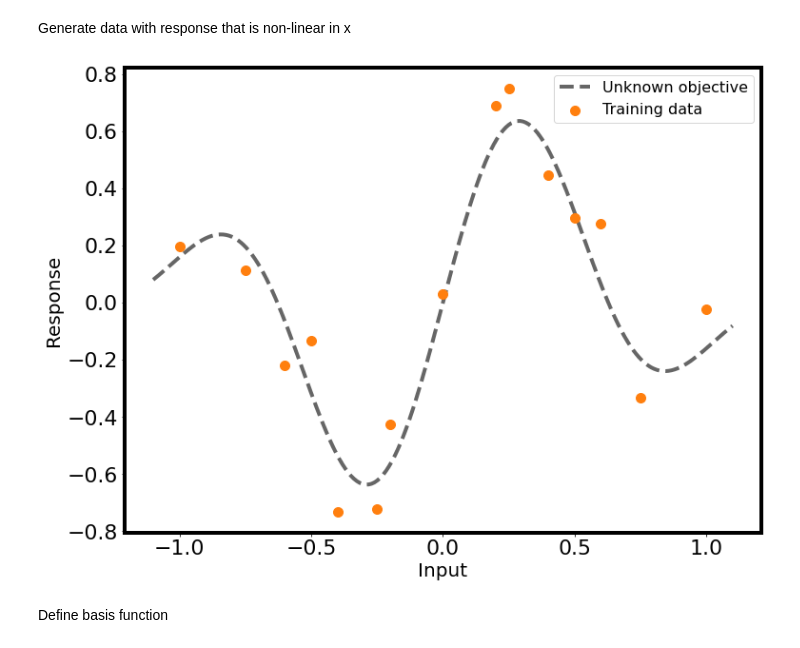
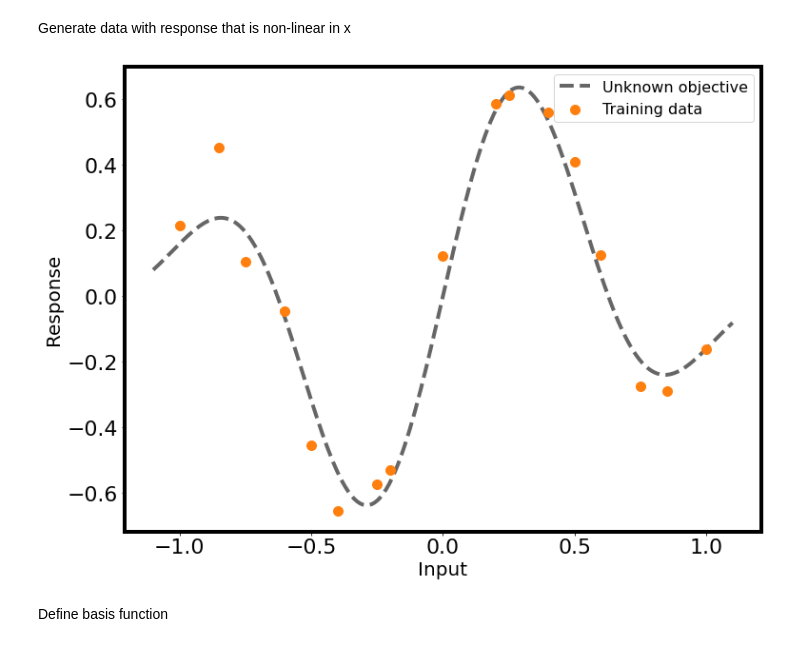
Before and after one commit to JaronThompson/BayesianLinearRegression, a Jupyter notebook: Bayesian Linear Regression.ipynb, the cells around one changed output. Drawn from its saved outputs; the diff is of its cells as text; code cells hidden in the pictures.

```diff
--- a/Bayesian Linear Regression.ipynb
+++ b/Bayesian Linear Regression.ipynb
@@ -42,17 +42,22 @@ $$
 In this example, Scikit-learn's make_regression() is used to generate synthetic data with 100 features, 1 target variable, and 150 samples. Gaussian noise is added to the output variable with a standard deviation of 10, which corresponds to a precision of $\frac{1}{10^{2}}$ = .01.
 # %%
 import sklearn.datasets
+from sklearn.preprocessing import StandardScaler
 import numpy as np
 
 # number of samples
-NS = 150
+NS = 500
 # number of features
-NF = 100
+NF = 10
+# number of important features
+n_important = 10
 # define precision as beta
-noise = 20        # std deviation
-beta = 1/noise**2 # inverse variance
+noise = 20      # std deviation
+beta = (1./noise)**2 # inverse variance
 
-X, y = sklearn.datasets.make_regression(n_samples=NS, n_features=NF, n_targets=1, noise=noise)
+X, y = sklearn.datasets.make_regression(n_samples=NS, n_features=NF,
+                                        n_informative=n_important,
+                                        n_targets=1, noise=noise)
 # %% [markdown]
 Decompose data set into training and testing data, setting aside 1/5 of the data for testing.
 # %%
@@ -62,3 +67,11 @@ X_train = X[:N_train, :]
 X_test = X[N_train:, :]
 Y_train = y[:N_train]
 Y_test = y[N_train:]
+# %%
+Xscaler = StandardScaler().fit(X_train)
+X_train = Xscaler.transform(X_train)
+X_test  = Xscaler.transform(X_test)
+
+Yscaler = StandardScaler().fit(np.vstack(Y_train))
+Y_train = Yscaler.transform(np.vstack(Y_train)).ravel()
+Y_test  = Yscaler.transform(np.vstack(Y_test)).ravel()
@@ -65,6 +329,7 @@ Y_test = y[N_train:]
 # %% [markdown]
 Fit a Bayesian linear regression model and maximize evidence function
 # %%
-blr = BLR(X_train, Y_train, alpha=0.)
+blr = BLR(X_train, Y_train)
 blr.fit()
+#blr.fit_MCMC()
 # %% [output]
@@ -81,0 +371,13 @@ Evidence: -441.930
+# %%
+plt.figure(figsize=(9, 6))
+x = np.linspace(-.5, .5, 100)
+#plt.plot(x, t_dist(x, 1e-3), linewidth=4)
+plt.plot(x, norm_dist.pdf(x), linewidth=4)
+plt.hist(Y_train - Y, bins=15, density=True)
+plt.xlim([-.5, .5])
+plt.xticks(fontsize=20)
+plt.yticks(fontsize=20)
+plt.ylabel("Density", fontsize=26)
+plt.xlabel(r"$\varepsilon = y - f(x, \theta)$", fontsize=26)
+plt.savefig("Noise_model_validation.pdf")
+plt.show()
@@ -188,35 +486,35 @@ Generate data with response that is non-linear in x
 # %%
 def f(x, noise):
     return .7*np.sin(5 * x) * (1 - np.tanh(x ** 2)) + np.random.randn() * noise/100
 
 def generate_data(Xlist, noise=0.):
     Nsamples = len(Xlist)
     X = np.zeros([Nsamples, 1])
     Y = np.zeros(Nsamples)
 
     for i in range(Nsamples):
         X[i, :] = Xlist[i]
         # add some standard Gaussian noise to Y
         Y[i] = f(Xlist[i], noise)
 
     return np.vstack(X), np.vstack(Y)
 
 # train data points
-Xlist = [-1, -.75, -.6, -.5, -.4, -.25, -.2, 0, .2, .25, .4, .5, .6, .75, 1]
+Xlist = [-1, -.85, -.75, -.6, -.5, -.4, -.25, -.2, 0, .2, .25, .4, .5, .6, .75, .85, 1]
 X_train, Y_train = generate_data(Xlist, noise=10.0)
 X_test, Y_test = generate_data(list(np.linspace(-1.1, 1.1, 200)))
 
 inds = np.argsort(np.ravel(X_train))
 
 plt.plot(X_test.ravel(), Y_test.ravel(), 'k--', alpha=.6, label='Unknown objective', zorder=2)
 plt.scatter(X_train[inds].ravel(), Y_train[inds].ravel(), c='C1', s=100, label='Training data', zorder=4)
 handles, labels = plt.gca().get_legend_handles_labels()
 plt.legend(fontsize=16)
 plt.xlabel("Input")
 plt.ylabel("Response")
 plt.show()
 # %% [output]
-[figure, old version]
+[figure, new version]
 # %% [markdown]
 Define basis function
 # %%
```
Also changed, not shown: parts of 23 cells of this notebook, 6 other files.
